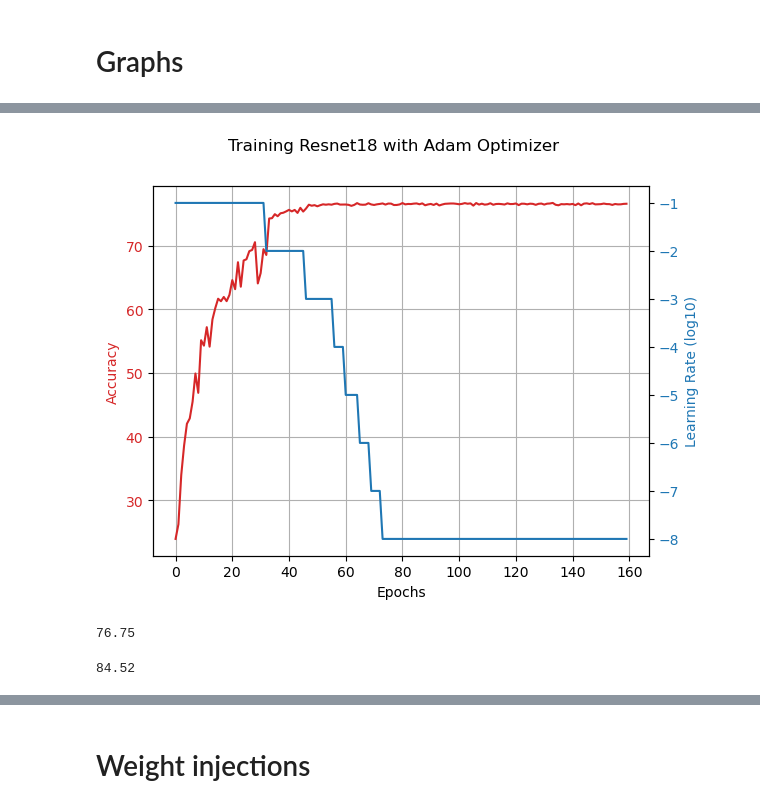
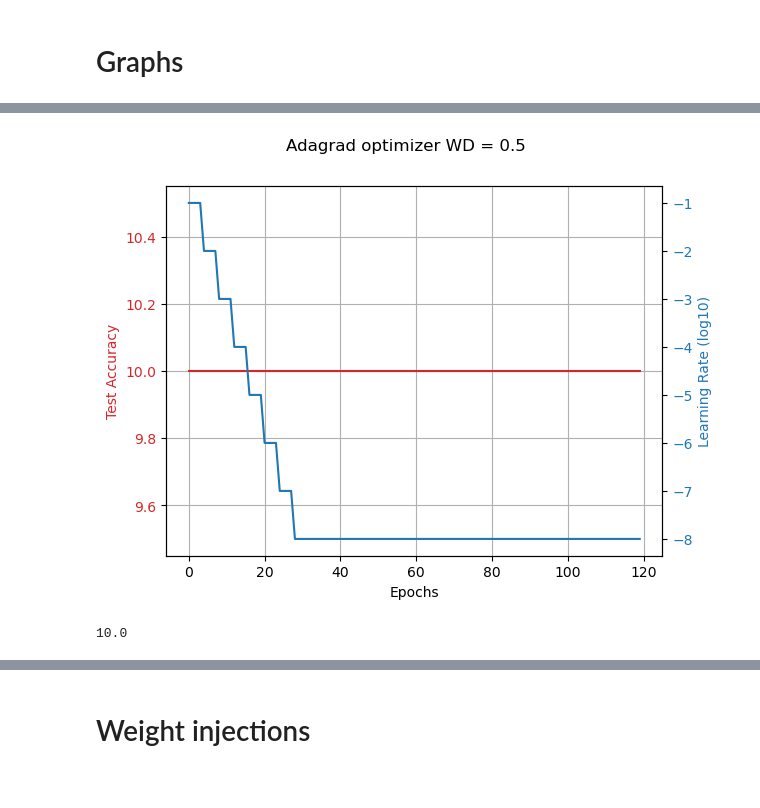
Before and after one commit to ceronvgabriel/MSc_Thesis_v2, a Jupyter notebook: train_adagrad.ipynb, the cells around one changed output, grey strips where cells are left out. Cells and saved outputs as stored; diff of their text form; code cells hidden in the pictures.

```diff
--- a/train_adagrad.ipynb
+++ b/train_adagrad.ipynb
@@ -161,3 +162,33 @@ Epoch: 64
 Epoch: 65
 # %% [markdown]
 # Graphs
+# %%
+# Graph for Adagrad, BS trains
+wd=5e-1
+bs=1024
+
+name="adagrad_"+"bs_"+str(bs)+".json"
+
+loaded=utils.load(name)
+
+fig, ax1 = plt.subplots()
+
+color = 'tab:red'
+ax1.set_xlabel('Epochs')
+ax1.set_ylabel('Test Accuracy', color=color)
+ax1.plot(loaded["test_acc_v"], color=color)
+ax1.tick_params(axis='y', labelcolor=color)
+ax1.grid()
+
+ax2 = ax1.twinx()  # instantiate a second axes that shares the same x-axis
+
+color = 'tab:blue'
+ax2.set_ylabel('Learning Rate (log10)', color=color)  # we already handled the x-label with ax1
+ax2.plot(np.log10(loaded["current_lr_v"]), color=color)
+ax2.tick_params(axis='y', labelcolor=color)
+
+#fig.tight_layout()  # otherwise the right y-label is slightly clipped
+fig.suptitle("Adagrad optimizer BS = "+str(bs))
+
+plt.show()
+print(max(loaded["test_acc_v"]))
@@ -164,35 +198,31 @@ Epoch: 65
 # %%
-# wd=0? Why
+# Graph for Adagrad, wd trains
+wd=5e-1
 bs=128
-m=0.5
-loaded=utils.load("adam_"+"bs_"+str(bs)+".json")
+
+loaded=utils.load("adagrad_"+"bs_"+str(bs)+"_sch_plateau_"+"wd_"+str(wd)+".json")
 
 fig, ax1 = plt.subplots()
 
 color = 'tab:red'
 ax1.set_xlabel('Epochs')
-ax1.set_ylabel('Accuracy', color=color)
+ax1.set_ylabel('Test Accuracy', color=color)
 ax1.plot(loaded["test_acc_v"], color=color)
 ax1.tick_params(axis='y', labelcolor=color)
 ax1.grid()
 
 ax2 = ax1.twinx()  # instantiate a second axes that shares the same x-axis
 
 color = 'tab:blue'
 ax2.set_ylabel('Learning Rate (log10)', color=color)  # we already handled the x-label with ax1
 ax2.plot(np.log10(loaded["current_lr_v"]), color=color)
 ax2.tick_params(axis='y', labelcolor=color)
 
 #fig.tight_layout()  # otherwise the right y-label is slightly clipped
-fig.suptitle("Training Resnet18 with Adam Optimizer")
+fig.suptitle("Adagrad optimizer WD = "+str(wd))
 
 plt.show()
+print(max(loaded["test_acc_v"]))
 # %% [output]
-[figure, old version]
+[figure, new version]
+10.0
-# %%
-bs=128
-m=0.5
-loaded=utils.load("adam_"+"bs_"+str(bs)+".json")
-print(max(loaded["test_acc_v"]))
-# %% [output]
-76.75
@@ -202,4 +228,0 @@ loaded_meta=model_actions.load_meta("./checkpoints/bs_128_sch_plateau_wd_"+str(w
-# %%
-loaded_meta["best_acc"]
-# %% [output]
-84.52
```
Also changed, not shown: parts of 23 cells of this notebook, 47 other files.
